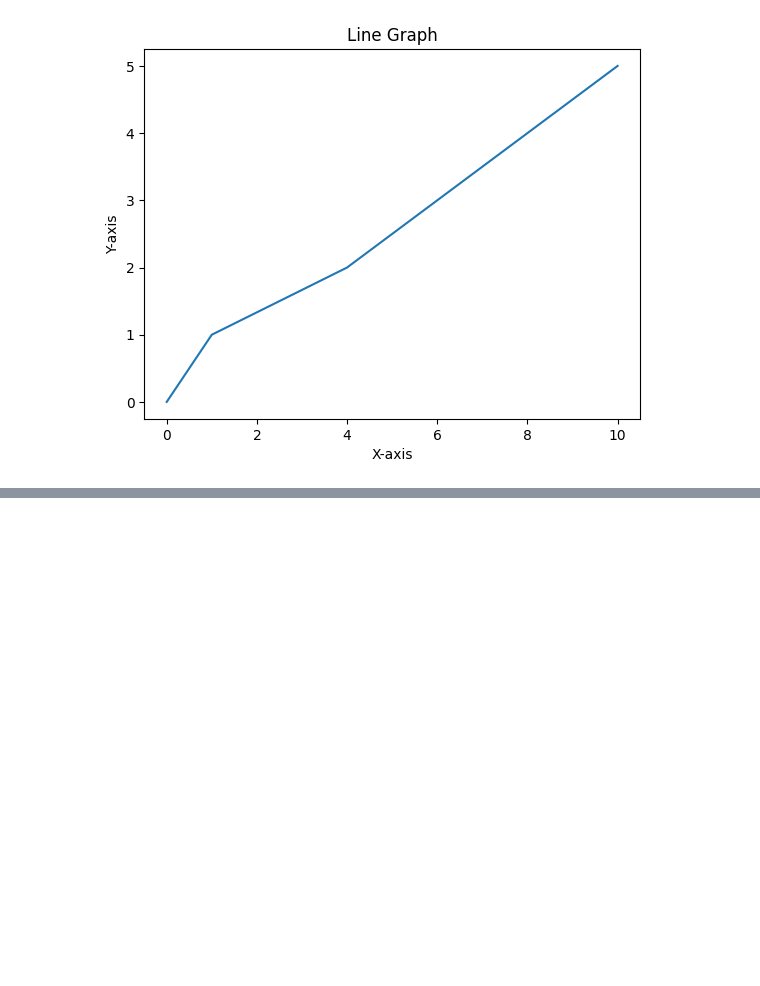
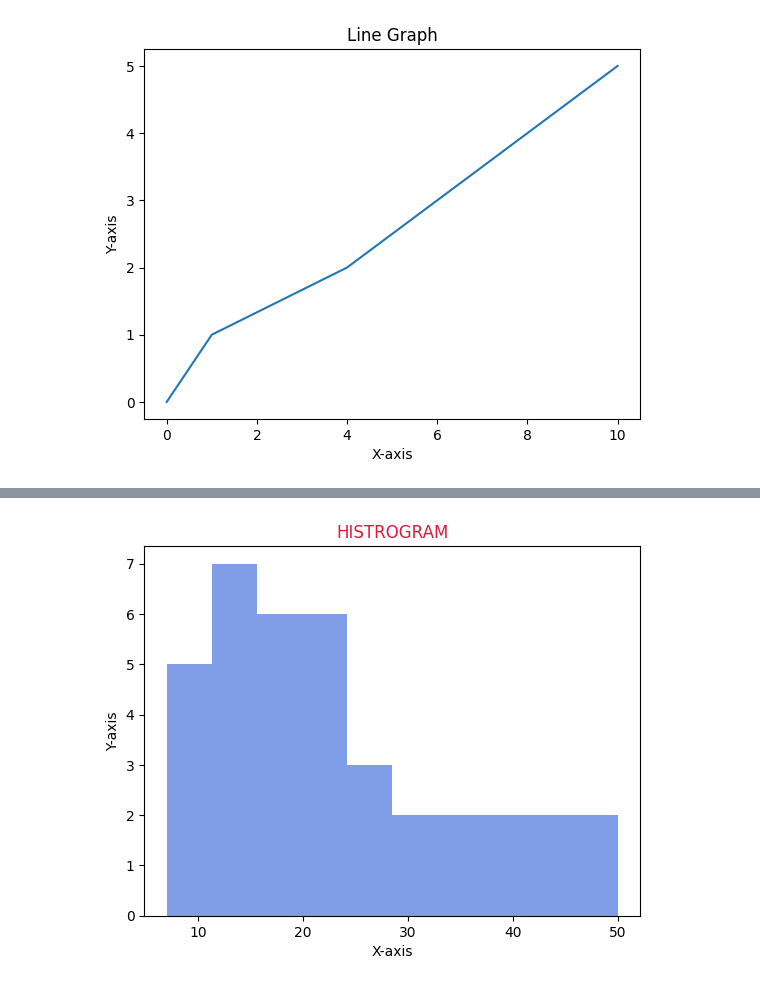
Before and after one commit to John26hub/Graphs, a Jupyter notebook: learning.ipynb, the cells around one changed output, grey strips where cells are left out. Saved outputs shown, nothing was run; the diff lists cells and outputs as text; code cells hidden in the pictures; blank space fills up the shorter version.

```diff
--- a/learning.ipynb
+++ b/learning.ipynb
@@ -52,0 +53,13 @@ plt.show()
+# %%
+import matplotlib.pyplot as plt
+
+x = [7, 8, 9, 10, 10, 12, 12, 12, 13, 14, 14, 15, 16, 16, 17, 18, 18, 19, 20, 20,
+     21, 22, 23, 24, 25, 25, 26, 30, 32, 35, 36, 38, 40, 42, 44, 48, 50]
+
+plt.hist(x, bins=10, color='#809de8')
+plt.title('HISTROGRAM', color='#e0193a')
+plt.xlabel('X-axis')
+plt.ylabel('Y-axis')
+plt.show()
+# %% [output]
+[figure, added]
```
Also changed, not shown: parts of 4 cells of this notebook.
